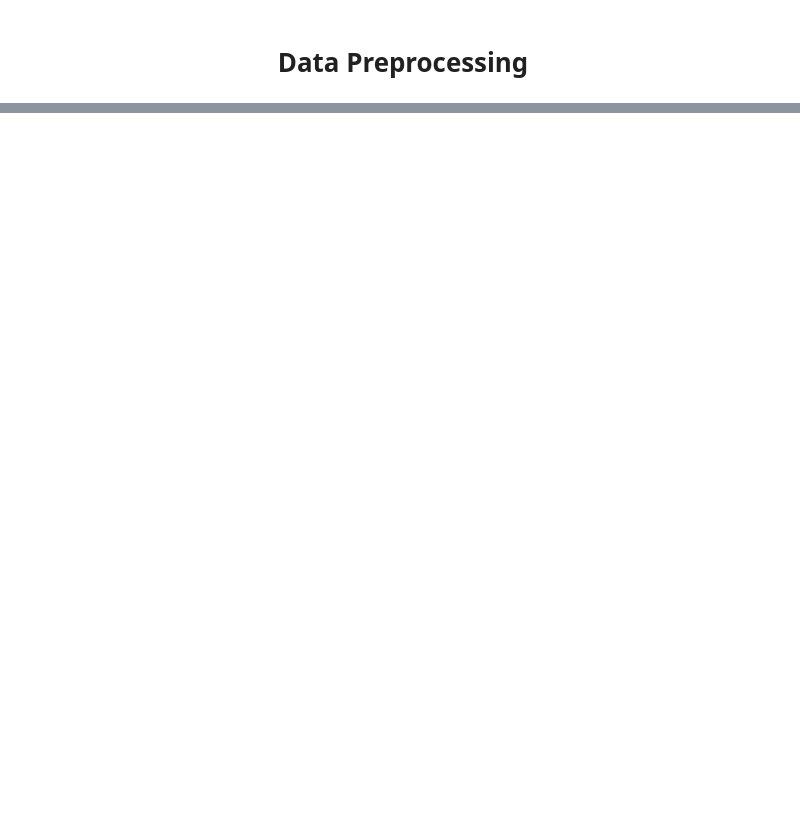
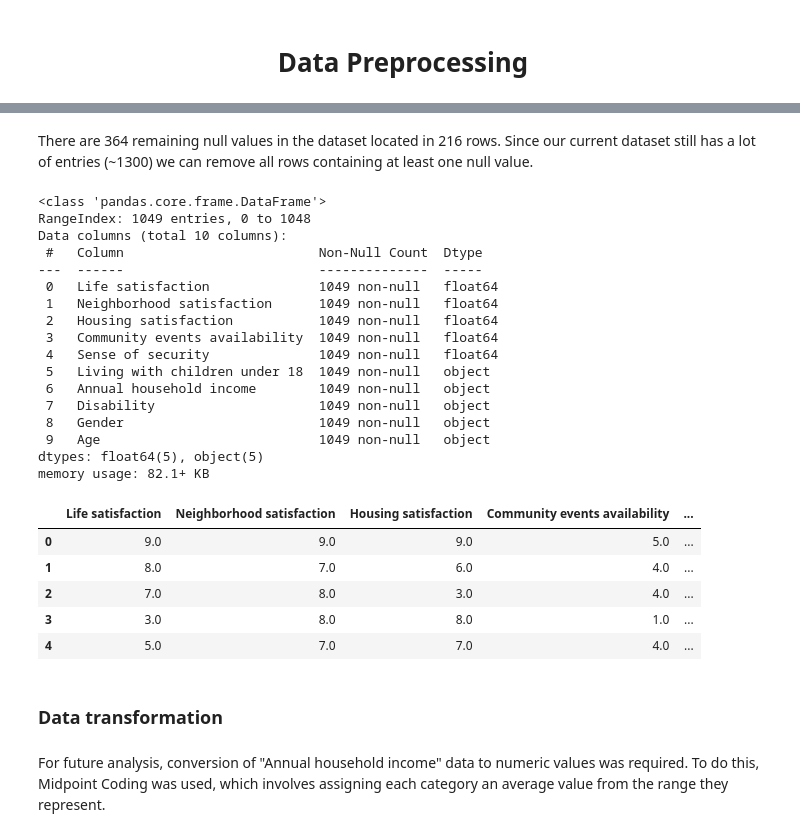
Before and after one commit to SwieciloM/Data-Analytics-Laboratory, a Jupyter notebook: Final project/data_preprocessing.ipynb, the cells around one changed output, grey strips where cells are left out. Saved outputs shown, nothing was run; the diff lists cells and outputs as text; code cells hidden in the pictures; blank space fills up the shorter version.

```diff
--- a/Final project/data_preprocessing.ipynb
+++ b/Final project/data_preprocessing.ipynb
@@ -536,0 +14,7 @@ Name: Similarity to friends, dtype: float64
+# %%
+# Loading database from .csv
+raw_df = pd.read_csv('data/Somerville_Happiness_Survey_Responses.csv')
+
+# Displaying informations about database
+raw_df.info()
+raw_df.head()
@@ -536,0 +103,13 @@ Name: Similarity to friends, dtype: float64
+# %%
+# Dropping rows with missing values in one specific column (Life satisfaction)
+trimed_df = trimed_df.dropna(subset = ['Life satisfaction'])
+
+# Checking how many missing values are in each column
+nan_values_count = trimed_df.isna().sum().sort_values(ascending = False)
+info_df = pd.DataFrame(data = {"Column" : nan_values_count.index, "Null Count" : nan_values_count.values})
+
+# Displaying informations about database
+display(info_df)
+print("Number of all null values: {}".format(nan_values_count.values.sum()))
+num_of_null_in_rows = trimed_df.isnull().sum(axis = 1)
+print("Number of rows with at least one null value: {}".format(len(trimed_df[num_of_null_in_rows>0].index)))
@@ -536,0 +130,40 @@ Name: Similarity to friends, dtype: float64
+# %% [markdown]
+There are 364 remaining null values in the dataset located in 216 rows. Since our current dataset still has a lot of entries (~1300) we can remove all rows containing at least one null value.
+# %%
+# Dropping all rows with missing values
+clean_df = trimed_df.dropna()
+
+# Resetting indexes
+clean_df = clean_df.reset_index(drop = True)
+
+# Displaying informations about database
+clean_df.info()
+clean_df.head()
+# %% [output]
+<class 'pandas.core.frame.DataFrame'>
+RangeIndex: 1049 entries, 0 to 1048
+Data columns (total 10 columns):
+ #   Column                         Non-Null Count  Dtype
+---  ------                         --------------  -----
+ 0   Life satisfaction              1049 non-null   float64
+ 1   Neighborhood satisfaction      1049 non-null   float64
+ 2   Housing satisfaction           1049 non-null   float64
+ 3   Community events availability  1049 non-null   float64
+ 4   Sense of security              1049 non-null   float64
+ 5   Living with children under 18  1049 non-null   object
+ 6   Annual household income        1049 non-null   object
+ 7   Disability                     1049 non-null   object
+ 8   Gender                         1049 non-null   object
+ 9   Age                            1049 non-null   object
+dtypes: float64(5), object(5)
+memory usage: 82.1+ KB
+|  | Life satisfaction | Neighborhood satisfaction | Housing satisfaction | Community events availability | ... |
+| 0 | 9.0 | 9.0 | 9.0 | 5.0 | ... |
+| 1 | 8.0 | 7.0 | 6.0 | 4.0 | ... |
+| 2 | 7.0 | 8.0 | 3.0 | 4.0 | ... |
+| 3 | 3.0 | 8.0 | 8.0 | 1.0 | ... |
+| 4 | 5.0 | 7.0 | 7.0 | 4.0 | ... |
+# %% [markdown]
+### Data transformation
+# %% [markdown]
+For future analysis, conversion of "Annual household income" data to numeric values was required. To do this, Midpoint Coding was used, which involves assigning each category an average value from the range they represent.
```
Also changed, not shown: parts of 42 cells of this notebook, 27 other files.
